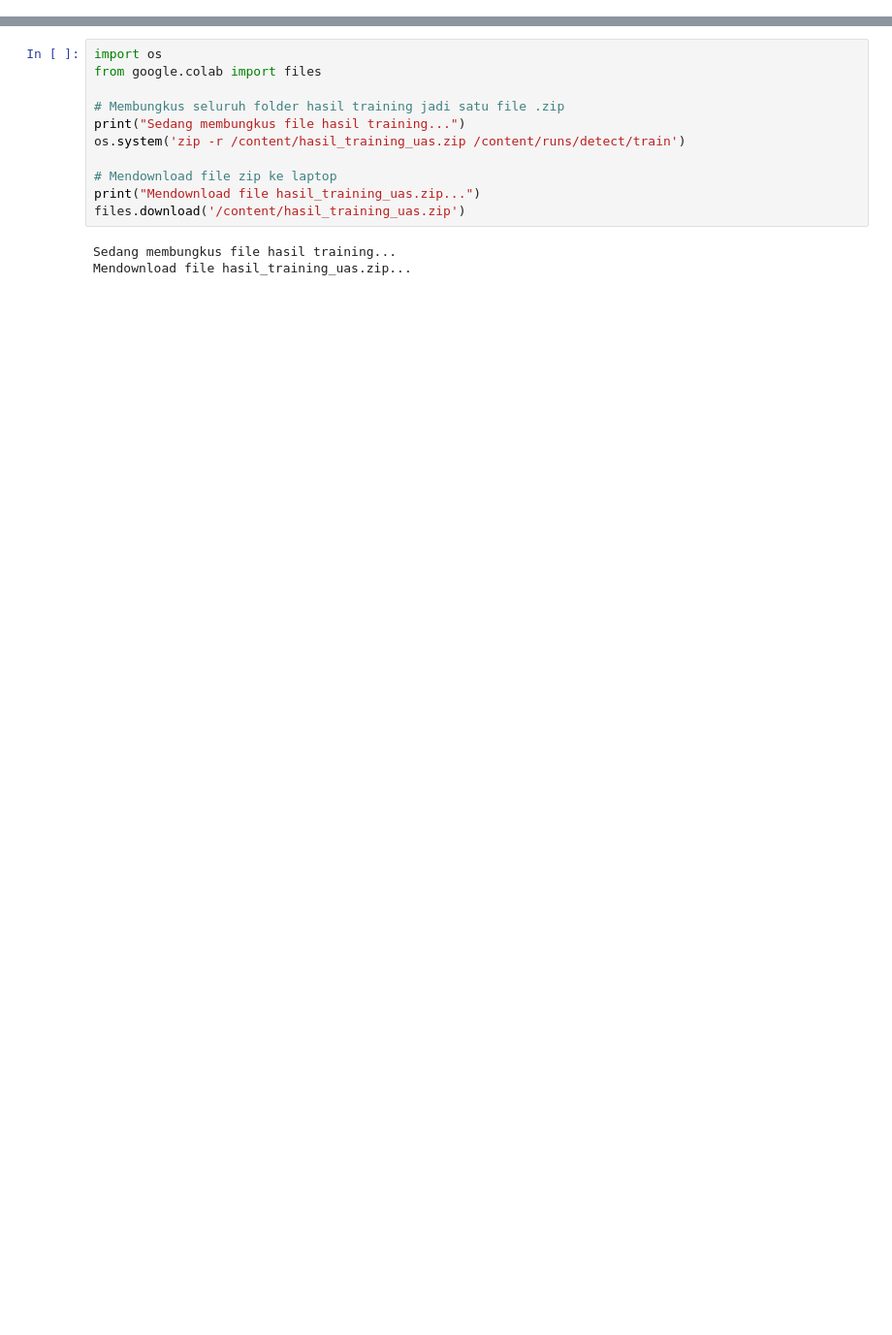
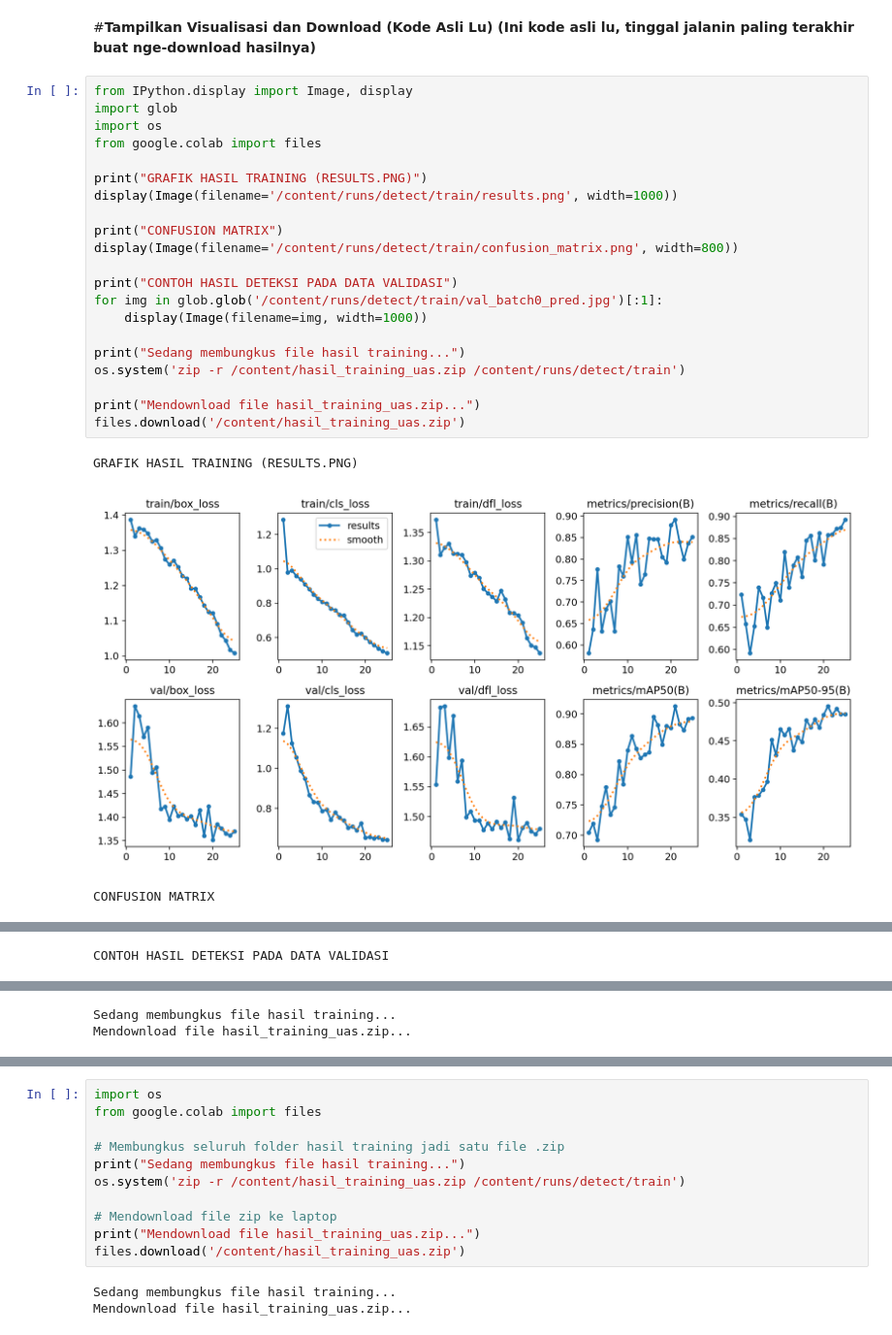
Before and after one commit to Mubarok982/ComVis_UAS, a Jupyter notebook: UAS_Comvis.ipynb, the cells around one changed output, grey strips where cells are left out. Shown at 97% size. Drawn from its saved outputs; the diff is of its cells as text; blank space fills up the shorter version.

```diff
--- a/UAS_Comvis.ipynb
+++ b/UAS_Comvis.ipynb
@@ -87,0 +158,28 @@ CONFUSION MATRIX
+# %% [markdown]
+#**Tampilkan Visualisasi dan Download (Kode Asli Lu)
+(Ini kode asli lu, tinggal jalanin paling terakhir buat nge-download hasilnya)**
+# %%
+from IPython.display import Image, display
+import glob
+import os
+from google.colab import files
+
+print("GRAFIK HASIL TRAINING (RESULTS.PNG)")
+display(Image(filename='/content/runs/detect/train/results.png', width=1000))
+
+print("CONFUSION MATRIX")
+display(Image(filename='/content/runs/detect/train/confusion_matrix.png', width=800))
+
+print("CONTOH HASIL DETEKSI PADA DATA VALIDASI")
+for img in glob.glob('/content/runs/detect/train/val_batch0_pred.jpg')[:1]:
+    display(Image(filename=img, width=1000))
+
+print("Sedang membungkus file hasil training...")
+os.system('zip -r /content/hasil_training_uas.zip /content/runs/detect/train')
+
+print("Mendownload file hasil_training_uas.zip...")
+files.download('/content/hasil_training_uas.zip')
+# %% [output]
+GRAFIK HASIL TRAINING (RESULTS.PNG)
+[figure, added]
+CONFUSION MATRIX
@@ -87,0 +187 @@ CONFUSION MATRIX
+CONTOH HASIL DETEKSI PADA DATA VALIDASI
@@ -87,0 +189,2 @@ CONFUSION MATRIX
+Sedang membungkus file hasil training...
+Mendownload file hasil_training_uas.zip...
```
Also changed, not shown: parts of 14 cells of this notebook.
